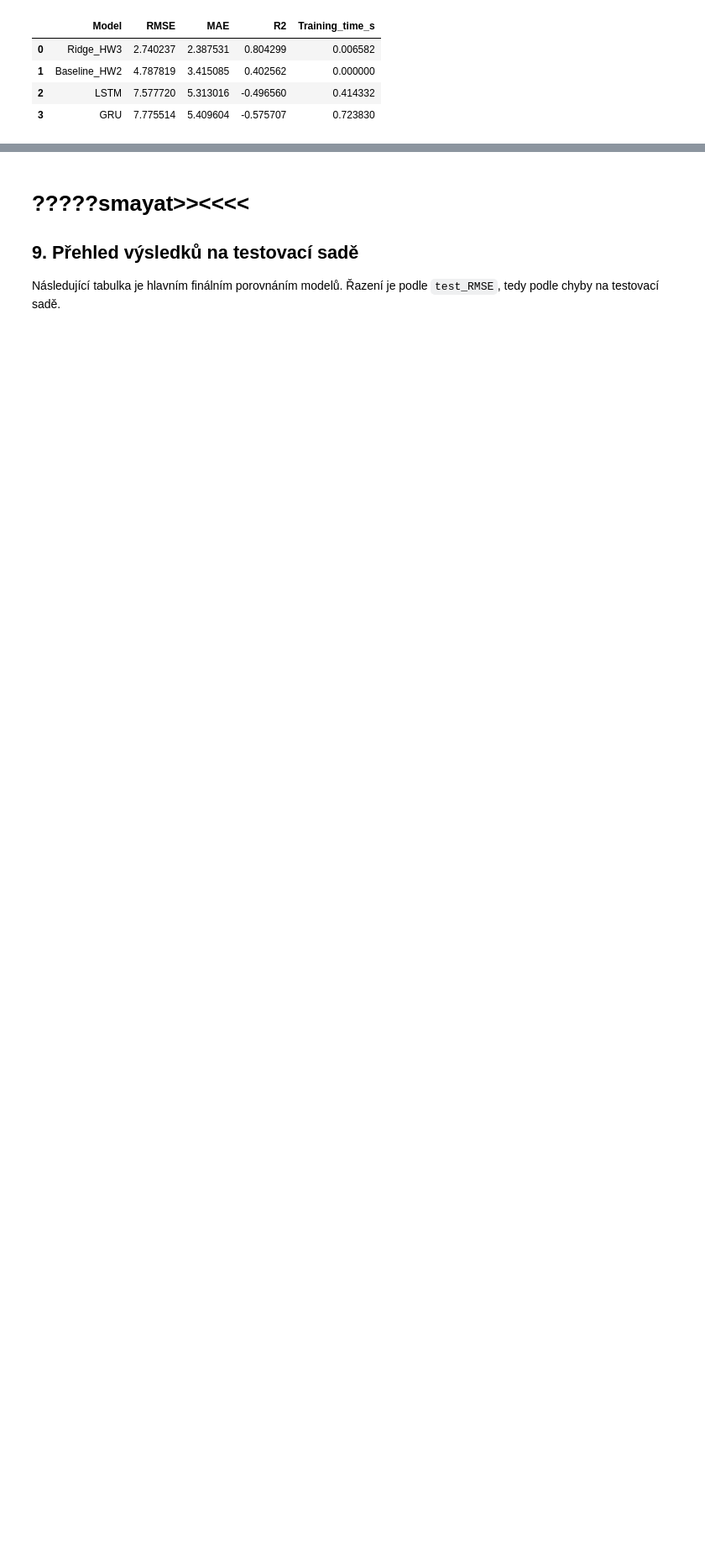
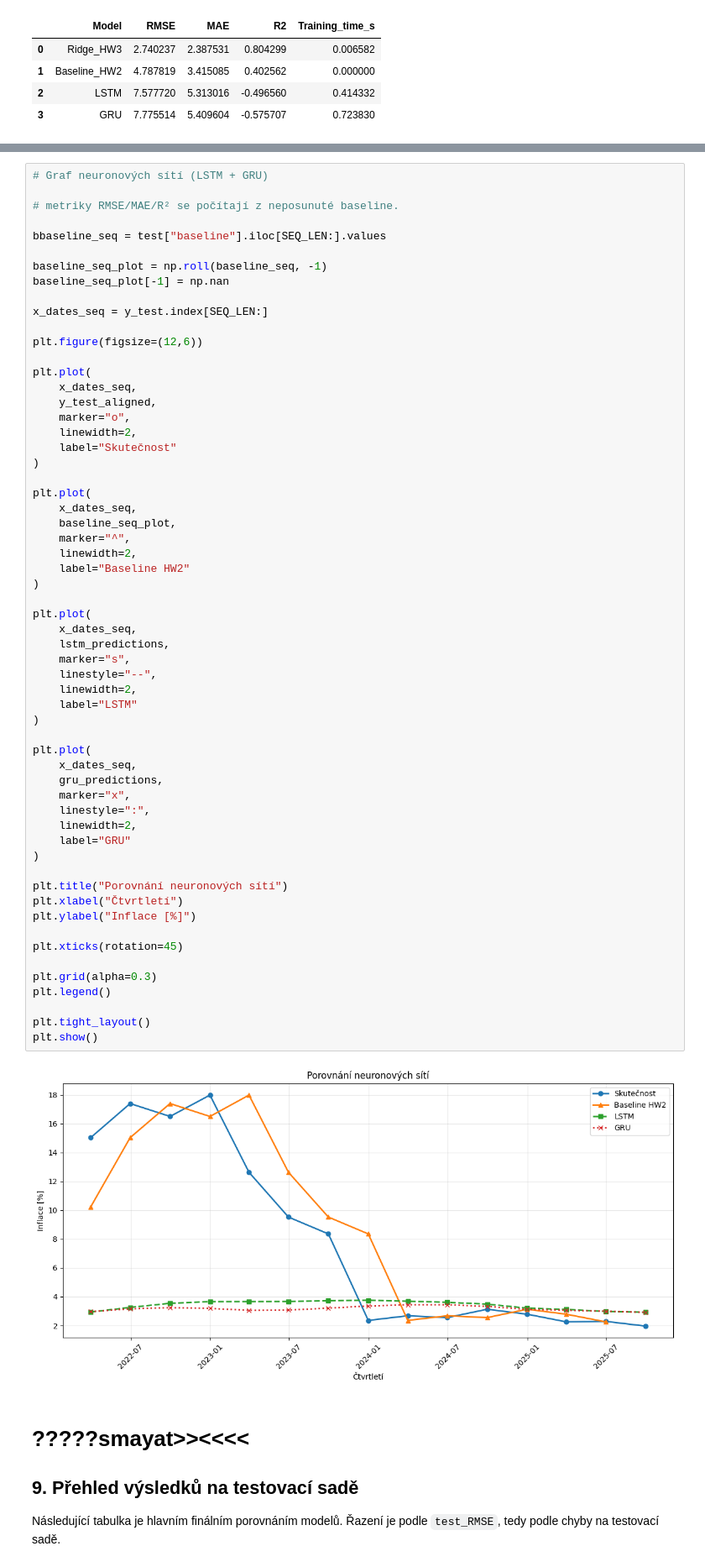
Before and after one commit to janecekhwt-sys/MML1-project-HW2, a Jupyter notebook: Neural_networks_komplexni_evaluace_hw04.ipynb, the cells around one changed output, grey strips where cells are left out. Shown at 84% size. Saved outputs shown, nothing was run; the diff lists cells and outputs as text; blank space fills up the shorter version.

```diff
--- a/Neural_networks_komplexni_evaluace_hw04.ipynb
+++ b/Neural_networks_komplexni_evaluace_hw04.ipynb
@@ -819,3 +817,64 @@ plt.show()
+# %%
+# Graf neuronových sítí (LSTM + GRU)
+
+# metriky RMSE/MAE/R² se počítají z neposunuté baseline.
+
+bbaseline_seq = test["baseline"].iloc[SEQ_LEN:].values
+
+baseline_seq_plot = np.roll(baseline_seq, -1)
+baseline_seq_plot[-1] = np.nan
+
+x_dates_seq = y_test.index[SEQ_LEN:]
+
+plt.figure(figsize=(12,6))
+
+plt.plot(
+    x_dates_seq,
+    y_test_aligned,
+    marker="o",
+    linewidth=2,
+    label="Skutečnost"
+)
+
+plt.plot(
+    x_dates_seq,
+    baseline_seq_plot,
+    marker="^",
+    linewidth=2,
+    label="Baseline HW2"
+)
+
+plt.plot(
+    x_dates_seq,
+    lstm_predictions,
+    marker="s",
+    linestyle="--",
+    linewidth=2,
+    label="LSTM"
+)
+
+plt.plot(
+    x_dates_seq,
+    gru_predictions,
+    marker="x",
+    linestyle=":",
+    linewidth=2,
+    label="GRU"
+)
+
+plt.title("Porovnání neuronových sítí")
+plt.xlabel("Čtvrtletí")
+plt.ylabel("Inflace [%]")
+
+plt.xticks(rotation=45)
+
+plt.grid(alpha=0.3)
+plt.legend()
+
+plt.tight_layout()
+plt.show()
+# %% [output]
+[figure, added]
 # %% [markdown]
 # ?????smayat>><<<<
 
```
Also changed, not shown: parts of 1 cell of this notebook.
